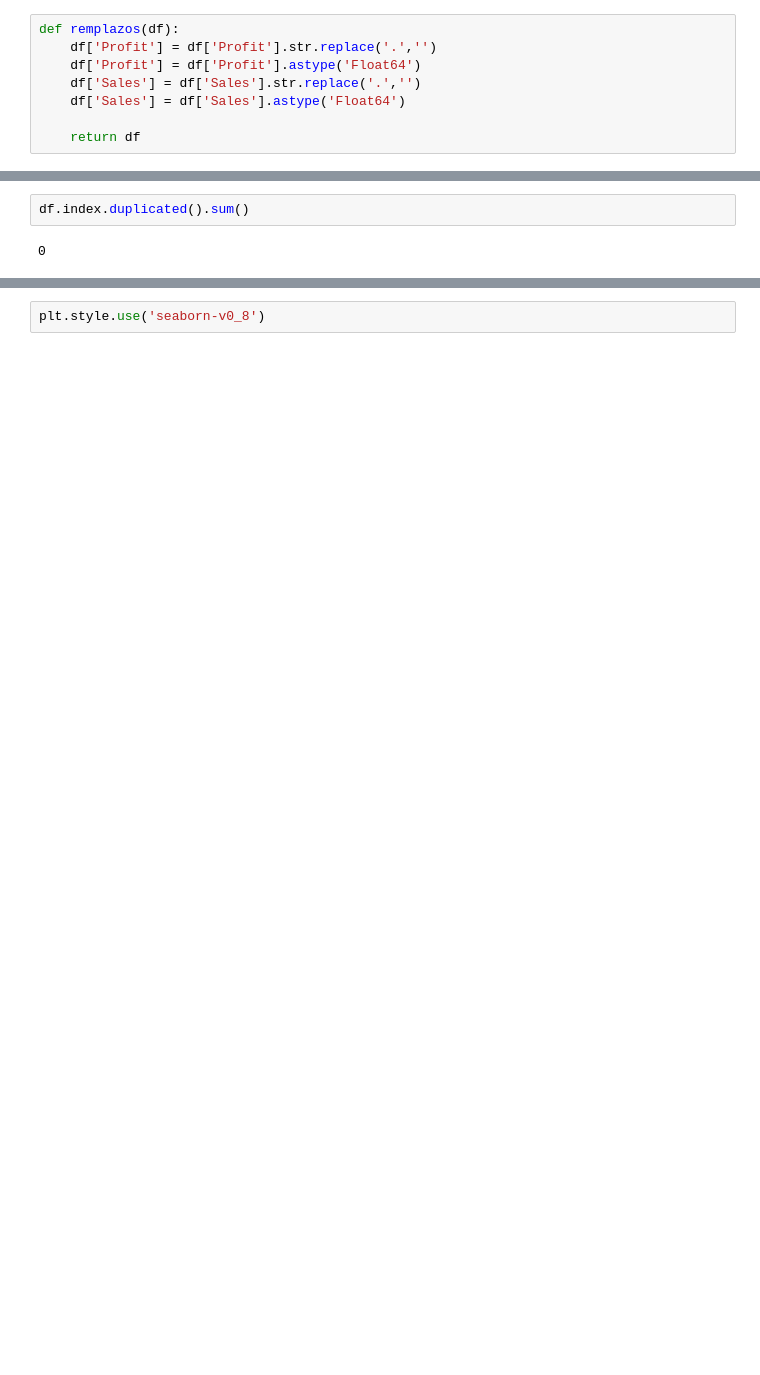
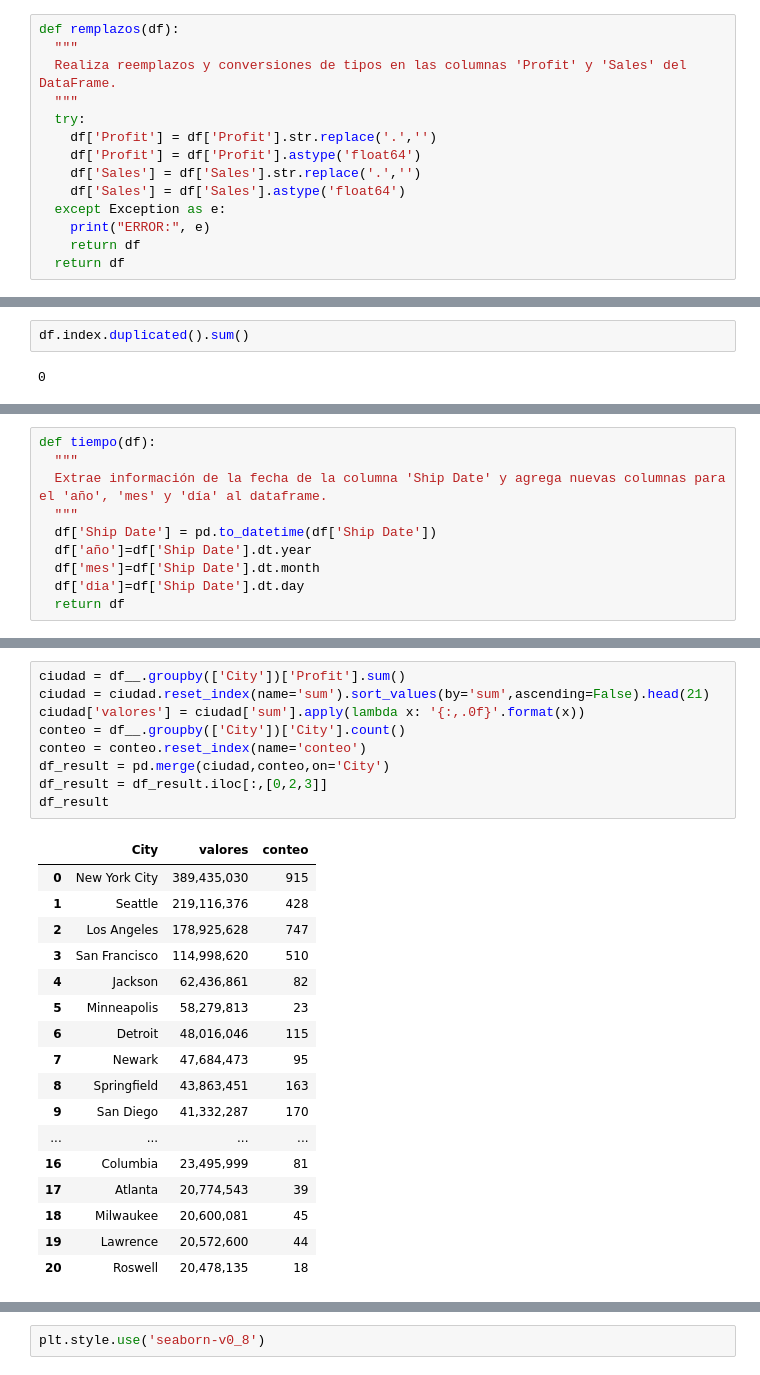
Before and after one commit to repos-especializacion-UdeA/tarea-fundamentos, a Jupyter notebook: entrega_udea.ipynb, the cells around one changed output, grey strips where cells are left out. Drawn from its saved outputs; the diff is of its cells as text; blank space fills up the shorter version.

```diff
--- a/entrega_udea.ipynb
+++ b/entrega_udea.ipynb
@@ -37,8 +91,14 @@ la cantidad de columnas numericas es 3 y la de categoricas es 17
 # %%
 def remplazos(df):
+  """
+  Realiza reemplazos y conversiones de tipos en las columnas 'Profit' y 'Sales' del DataFrame.
+  """
+  try:
     df['Profit'] = df['Profit'].str.replace('.','')
-    df['Profit'] = df['Profit'].astype('Float64')
+    df['Profit'] = df['Profit'].astype('float64')
     df['Sales'] = df['Sales'].str.replace('.','')
-    df['Sales'] = df['Sales'].astype('Float64')
-
+    df['Sales'] = df['Sales'].astype('float64')
+  except Exception as e:
+    print("ERROR:", e)
     return df
+  return df
@@ -248,0 +204,10 @@ años_resumen=años_resumen.iloc[:,[0,1,3]]
+# %%
+def tiempo(df):
+  """
+  Extrae información de la fecha de la columna 'Ship Date' y agrega nuevas columnas para el 'año', 'mes' y 'día' al dataframe.
+  """
+  df['Ship Date'] = pd.to_datetime(df['Ship Date'])
+  df['año']=df['Ship Date'].dt.year
+  df['mes']=df['Ship Date'].dt.month
+  df['dia']=df['Ship Date'].dt.day
+  return df
@@ -248,0 +340,27 @@ años_resumen=años_resumen.iloc[:,[0,1,3]]
+# %%
+ciudad = df__.groupby(['City'])['Profit'].sum()
+ciudad = ciudad.reset_index(name='sum').sort_values(by='sum',ascending=False).head(21)
+ciudad['valores'] = ciudad['sum'].apply(lambda x: '{:,.0f}'.format(x))
+conteo = df__.groupby(['City'])['City'].count()
+conteo = conteo.reset_index(name='conteo')
+df_result = pd.merge(ciudad,conteo,on='City')
+df_result = df_result.iloc[:,[0,2,3]]
+df_result
+# %% [output]
+|  | City | valores | conteo |
+| 0 | New York City | 389,435,030 | 915 |
+| 1 | Seattle | 219,116,376 | 428 |
+| 2 | Los Angeles | 178,925,628 | 747 |
+| 3 | San Francisco | 114,998,620 | 510 |
+| 4 | Jackson | 62,436,861 | 82 |
+| 5 | Minneapolis | 58,279,813 | 23 |
+| 6 | Detroit | 48,016,046 | 115 |
+| 7 | Newark | 47,684,473 | 95 |
+| 8 | Springfield | 43,863,451 | 163 |
+| 9 | San Diego | 41,332,287 | 170 |
+| ... | ... | ... | ... |
+| 16 | Columbia | 23,495,999 | 81 |
+| 17 | Atlanta | 20,774,543 | 39 |
+| 18 | Milwaukee | 20,600,081 | 45 |
+| 19 | Lawrence | 20,572,600 | 44 |
+| 20 | Roswell | 20,478,135 | 18 |
```
Also changed, not shown: parts of 99 cells of this notebook.
